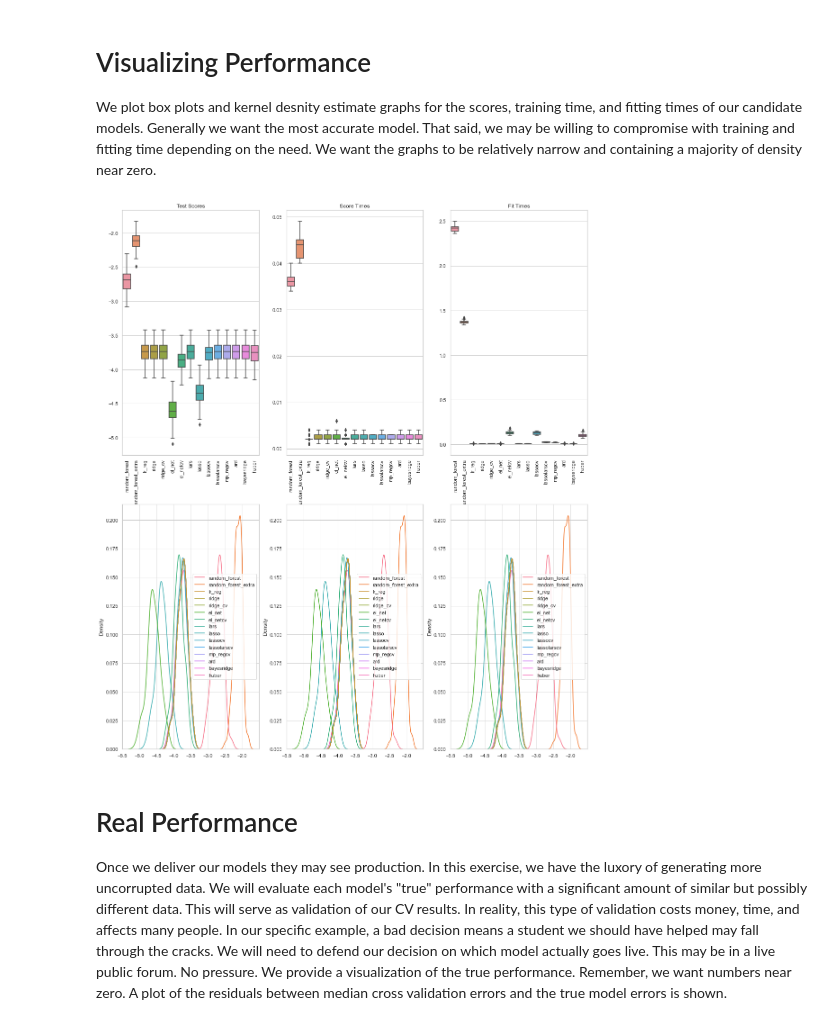
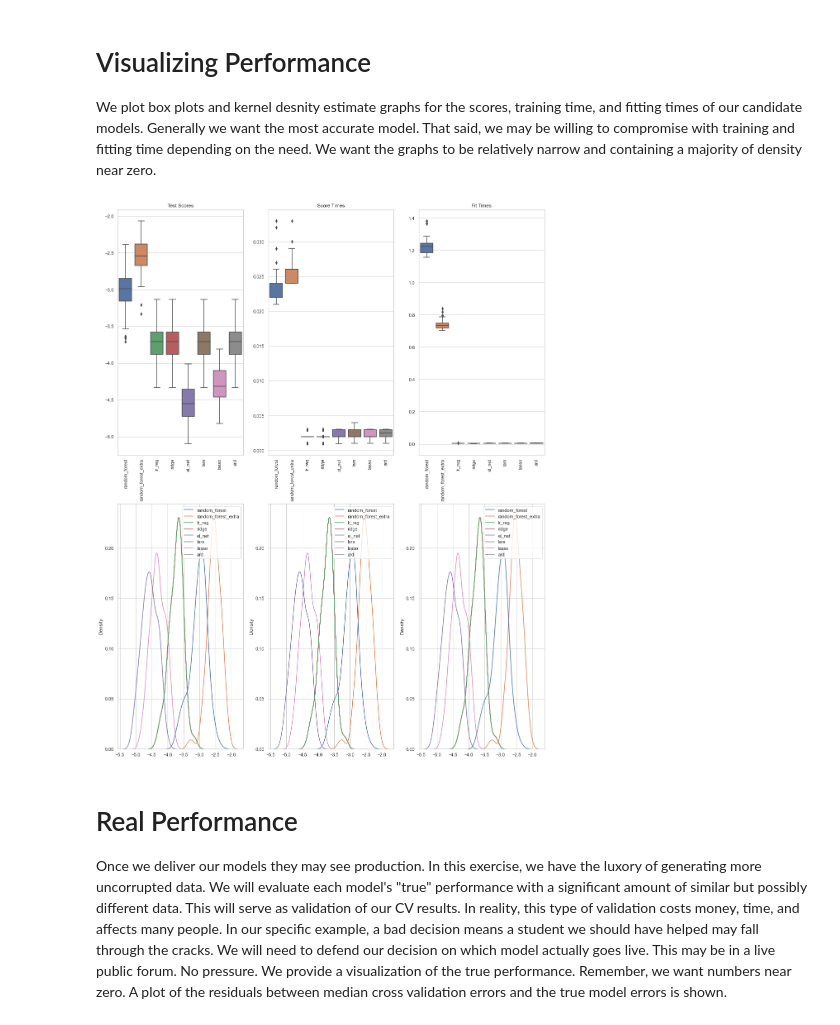
Before and after one commit to mnight08/MachineLearningProjects, a Jupyter notebook: RealSkill-Comparing Machine Learning Models/Comparing Regression Models.ipynb, the cells around one changed output. Saved outputs shown, nothing was run; the diff lists cells and outputs as text; code cells hidden in the pictures.

Commit message:
removed some models to minize memory consumption.

```diff
--- a/RealSkill-Comparing Machine Learning Models/Comparing Regression Models.ipynb
+++ b/RealSkill-Comparing Machine Learning Models/Comparing Regression Models.ipynb
@@ -26,7 +26,7 @@ predictor_columns=['Attendance Percent',
 #distribution generator
 rng=default_rng()
 #data set size
-n=10000
+n=5000
 
 #feature values.  In reality these variables may be also be highly dependent on each other.
 predictor_values={
@@ -112,21 +112,21 @@ models={
 #    'kernel_ridge':kernel_ridge.KernelRidge(),
     'lr_reg':linear_model.LinearRegression(),
     'ridge':linear_model.Ridge(),
-    'ridge_cv':linear_model.RidgeCV(),
+    #'ridge_cv':linear_model.RidgeCV(),
 #    'sgd_regressor':linear_model.SGDRegressor(),
     'el_net':linear_model.ElasticNet(),
-    'el_netcv':linear_model.ElasticNetCV(),
+    #'el_netcv':linear_model.ElasticNetCV(),
     'lars':linear_model.Lars(),
     'lasso':linear_model.Lasso(),
-    'lassocv':linear_model.LassoCV(),
+    #'lassocv':linear_model.LassoCV(),
  #   'lassolars':linear_model.LassoLars(),
-    'lassolarscv':linear_model.LassoLarsCV(),
+    #'lassolarscv':linear_model.LassoLarsCV(),
 #    'lassolarsic':linear_model.LassoLarsIC(),
 #    'mp_reg':linear_model.OrthogonalMatchingPursuit(),
-    'mp_regcv':linear_model.OrthogonalMatchingPursuitCV(),
+    #'mp_regcv':linear_model.OrthogonalMatchingPursuitCV(),
     'ard':linear_model.ARDRegression(),
-    'bayesridge':linear_model.BayesianRidge(),
-    'huber':linear_model.HuberRegressor(),
+    #'bayesridge':linear_model.BayesianRidge(),
+    #'huber':linear_model.HuberRegressor(),
   #  'ransac':linear_model.RANSACRegressor(),
     #'theil':linear_model.TheilSenRegressor(),
     #'gaussbayes_mix':mixture.BayesianGaussianMixture(),
@@ -187,30 +187,30 @@ We plot box plots and kernel desnity estimate graphs for the scores, training ti
 # %%
 #create subplots
 fig, ((bax1, bax2, bax3),(hax1, hax2, hax3)) = plt.subplots(2, 3)
-fig.set_size_inches(18.5, 22, forward=True)
+fig.set_size_inches(18.5, 24, forward=True)
 
 seaborn.set_theme(style="whitegrid")
 seaborn.set_palette("deep")
 
 #plot test scores
 ax=seaborn.boxplot(data=test_scores, ax=bax1)
 ax.set_xticklabels(ax.get_xticklabels(), rotation=90)
 ax.set_title('Test Scores')
 ax=seaborn.kdeplot(data=test_scores, ax=hax1)
 
 #plot score times
 ax=seaborn.boxplot(data=score_times, ax=bax2)
 ax.set_xticklabels(ax.get_xticklabels(), rotation=90)
 ax.set_title('Score Times')
 ax=seaborn.kdeplot(data=test_scores, ax=hax2)
 
 #plot fit times
 ax=seaborn.boxplot(data=fit_times, ax=bax3)
 ax.set_xticklabels(ax.get_xticklabels(), rotation=90)
 ax.set_title('Fit Times')
 ax=seaborn.kdeplot(data=test_scores, ax=hax3)
 # %% [output]
-[figure, old version]
+[figure, new version]
 # %% [markdown]
 # Real Performance
 Once we deliver our models they may see production.  In this exercise, we have the luxory of generating more uncorrupted data.  We will evaluate each model's "true" performance with a significant amount of similar but possibly different data. This will serve as validation of our CV results. In reality, this type of validation costs money, time, and affects many people. In our specific example, a bad decision means a student we should have helped may fall through the cracks. We will need to defend our decision on which model actually goes live. This may be in a live public forum. No pressure. We provide a visualization of the true performance.  Remember, we want numbers near zero. A plot of the residuals between median cross validation errors and the true model errors is shown.
```
Also changed, not shown: parts of 4 cells of this notebook, 1 other file.
